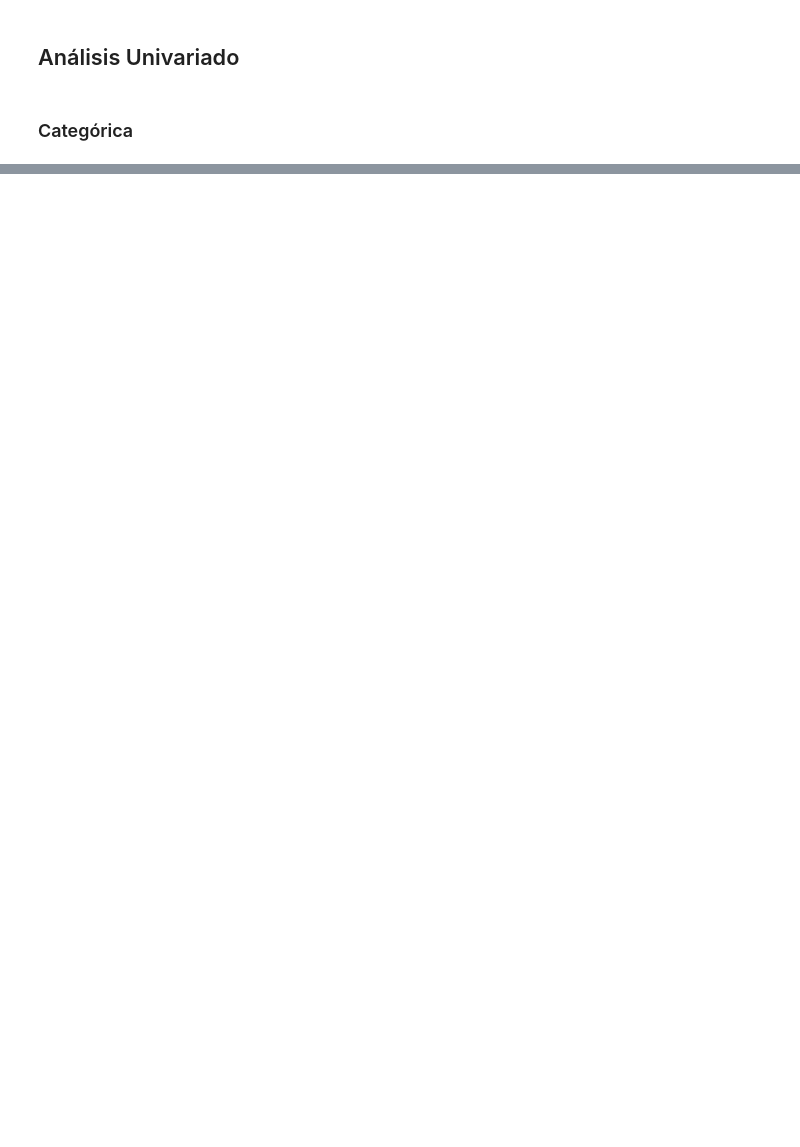
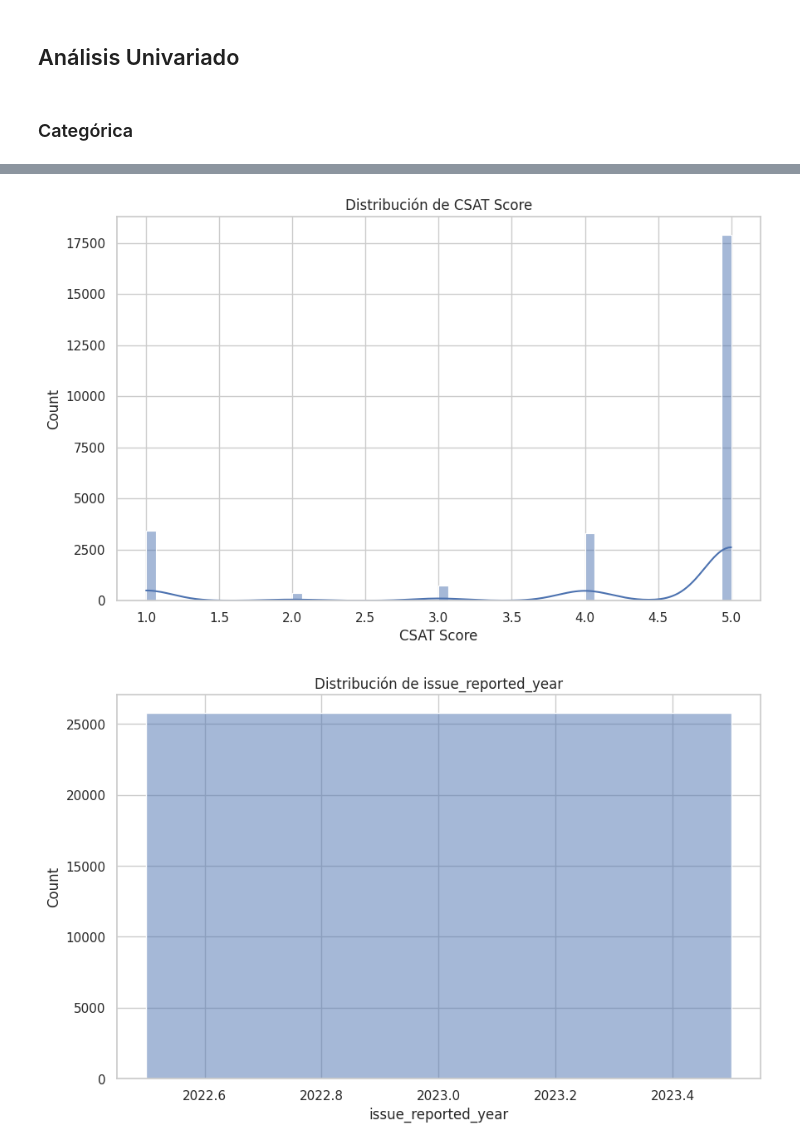
Before and after one commit to Rogerguillen1996/satifacci-n_cliente_ML, a Jupyter notebook: notebooks/EDA_customer_satisfaction.ipynb, the cells around one changed output, grey strips where cells are left out. Cells and saved outputs as stored; diff of their text form; code cells hidden in the pictures; blank space fills up the shorter version.

```diff
--- a/notebooks/EDA_customer_satisfaction.ipynb
+++ b/notebooks/EDA_customer_satisfaction.ipynb
@@ -122,0 +244,4 @@ KeyboardInterrupt:
+# %%
+### Cuales son las variables numéricas
+numerical_columns = data.select_dtypes(exclude='object').columns
+numerical_columns
@@ -122,0 +267,9 @@ KeyboardInterrupt:
+# %%
+for column in numerical_columns:
+    plt.figure(figsize=(10, 6))
+    sns.histplot(data[column], kde=True)
+    plt.title(f'Distribución de {column}')
+    plt.show()
+# %% [output]
+[figure, added]
+[figure, added]
```
Also changed, not shown: parts of 33 cells of this notebook.
